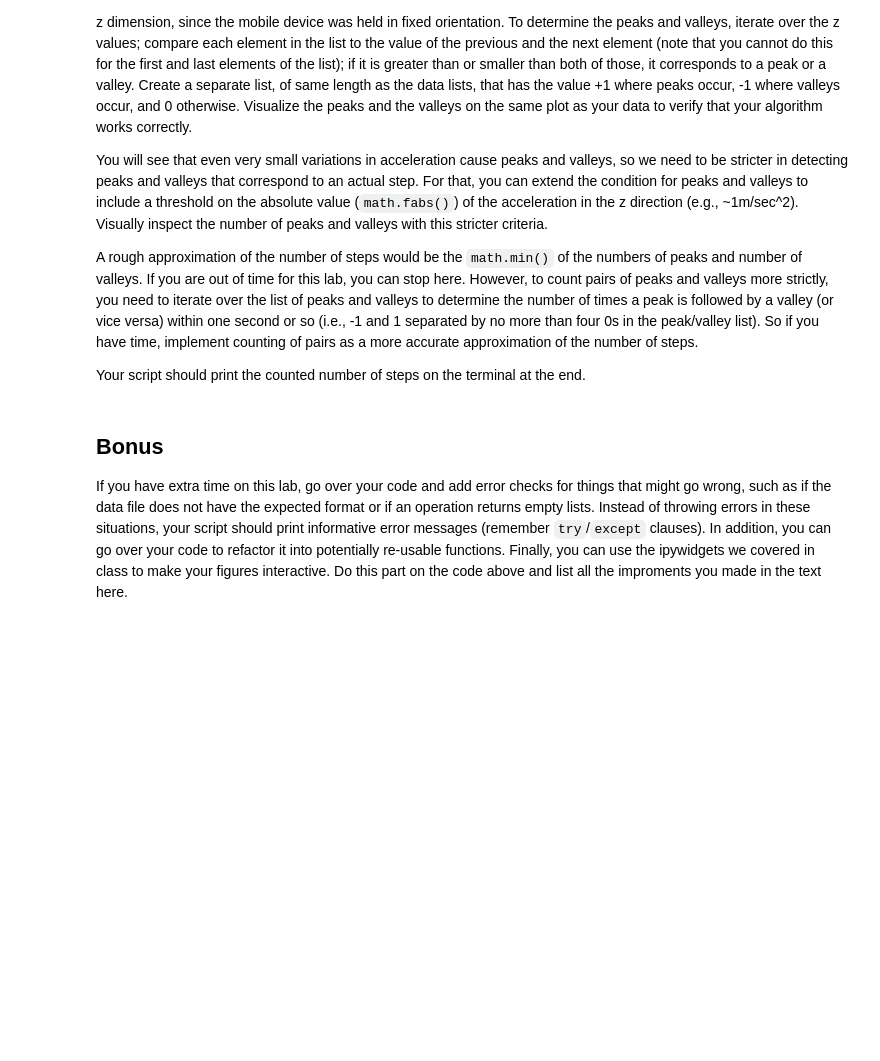
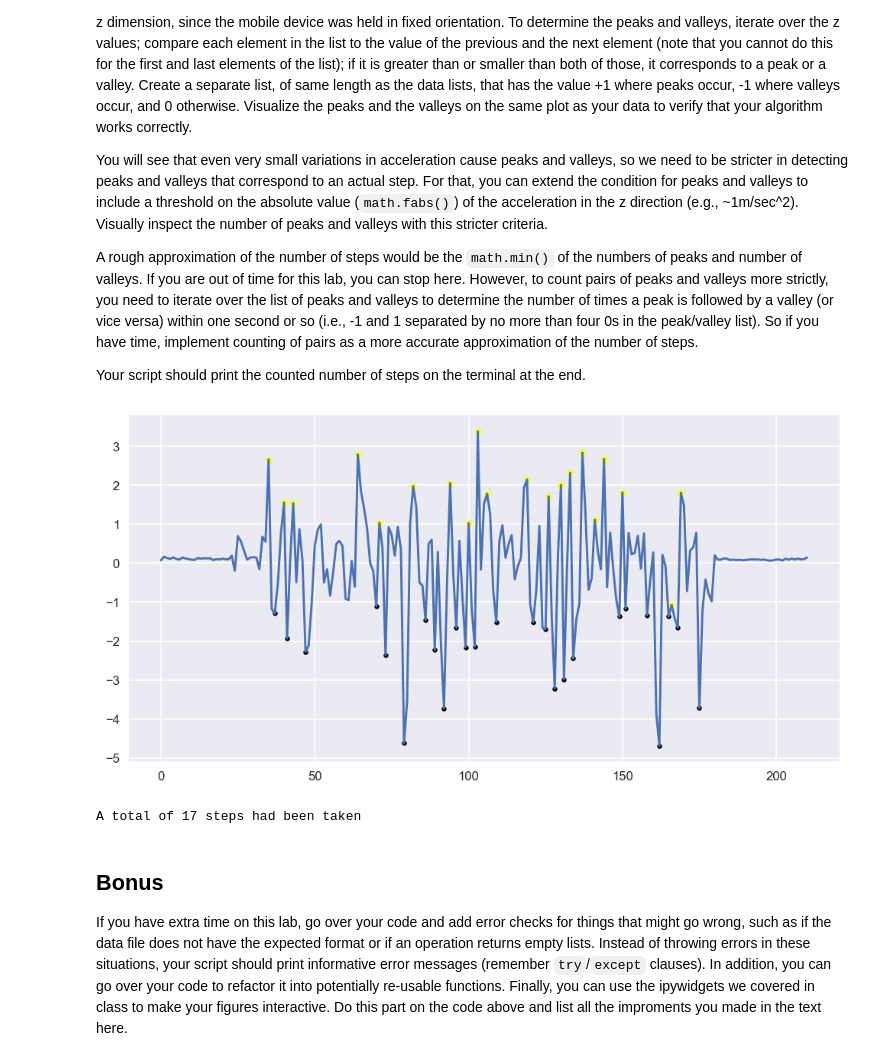
Before and after one commit to shinbutou/msti_techin510, a Jupyter notebook: Lab2/data_visualization.ipynb, the cells around one changed output. Saved outputs shown, nothing was run; the diff lists cells and outputs as text; code cells hidden in the pictures; blank space fills up the shorter version.

Commit message:
finishing step four, five, and six

```diff
--- a/Lab2/data_visualization.ipynb
+++ b/Lab2/data_visualization.ipynb
@@ -142,3 +142,21 @@ Before starting to process the data, visualize it to get a better sense of what
+# %%
+## TODO: Code for loading and visualizing accelerometer data
+file = open("./accelerometer.csv", "r")
+data = file.readlines()
+
+time_stamp, x_axis, y_axis, z_axis = [], [], [], []
+
+for i in range(1, len(data)):
+    entry = data[i].split(',')
+    time_stamp.append(entry[0])
+    x_axis.append(entry[1])
+    y_axis.append(entry[2])
+    z_axis.append(entry[3][:-1]) # peculiar
+
+# The conventional easy way would be
+# accel['time_stamp'].tolist()
+# or
+# accel.time_stamp.tolist()
 # %% [markdown]
 ## Step 5: Detecting lack of movement
 
@@ -160,3 +198,54 @@ Your script should print the counted number of steps on the terminal at the end.
+# %%
+## TODO: Code for counting steps in accelerometer data (will be run after Step 4)
+z_axis = list(map(float, z_axis))
+step_record, peaks, valleys = [], 0, 0
+
+for i in range(len(z_axis)):
+    if i != 0 and i != len(z_axis) - 1:
+        cursor = z_axis[i]
+        previous = z_axis[i-1]
+        succeeding = z_axis[i+1]
+
+        if math.fabs(cursor) > 1 and cursor < previous and cursor < succeeding:
+            step_record.append(-1)
+            valleys += 1
+        elif math.fabs(cursor) > 1 and cursor > previous and cursor > succeeding:
+            step_record.append(1)
+            peaks += 1
+        else:
+            step_record.append(0)
+    else:
+        step_record.append(0)
+
+plt.figure(figsize=(10, 5), dpi=120)
+plt.plot(z_axis)
+
+for i in range(len(step_record)):
+    if step_record[i] == 1:
+        plt.scatter(i, z_axis[i], marker='*', c='yellow')
+    elif step_record[i] == -1:
+        plt.scatter(i, z_axis[i], marker='.', c='black')
+    else:
+        pass
+
+plt.show()
+
+step_switch, number_of_steps = False, 0
+
+# The simple min() method:
+# number_of_steps = min(valleys, peaks)
+
+for i in range(len(step_record)):
+    if step_record[i] == 1:
+        step_switch = True
+    elif step_record[i] == -1 and step_switch == True:
+        number_of_steps += 1
+        step_switch = False
+
+print(f"A total of {number_of_steps} steps had been taken")
+# %% [output]
+[figure, added]
+A total of 17 steps had been taken
 # %% [markdown]
 ## Bonus
 
```
Also changed, not shown: parts of 6 cells of this notebook.
